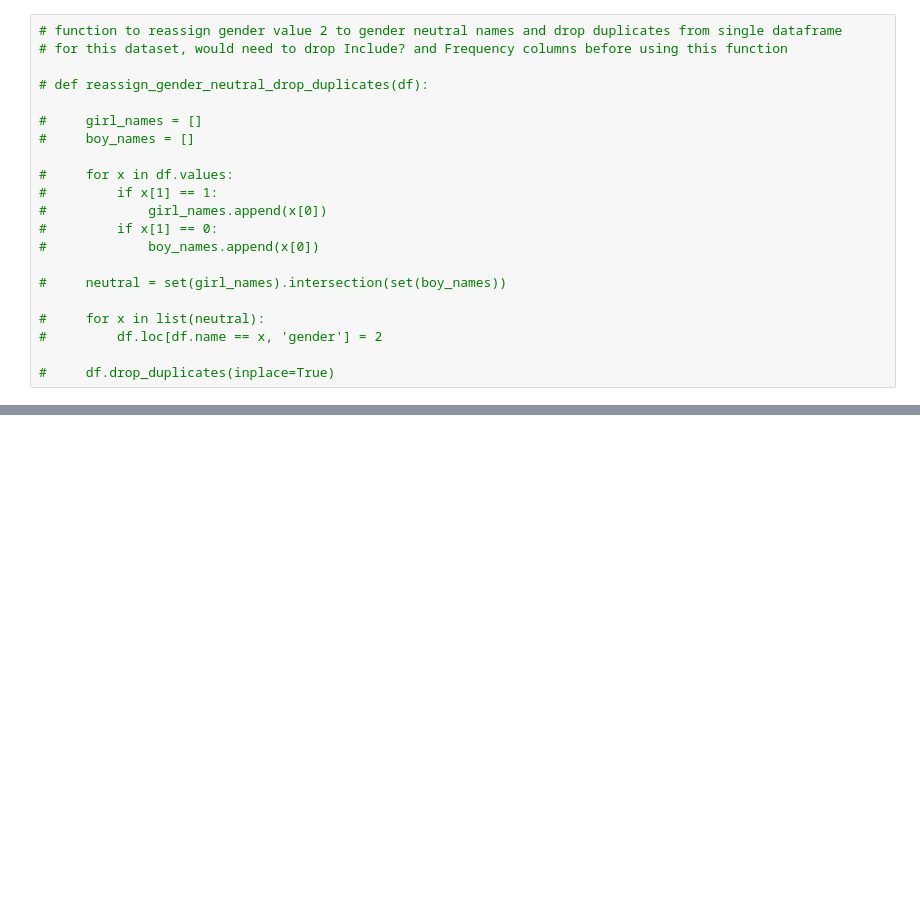
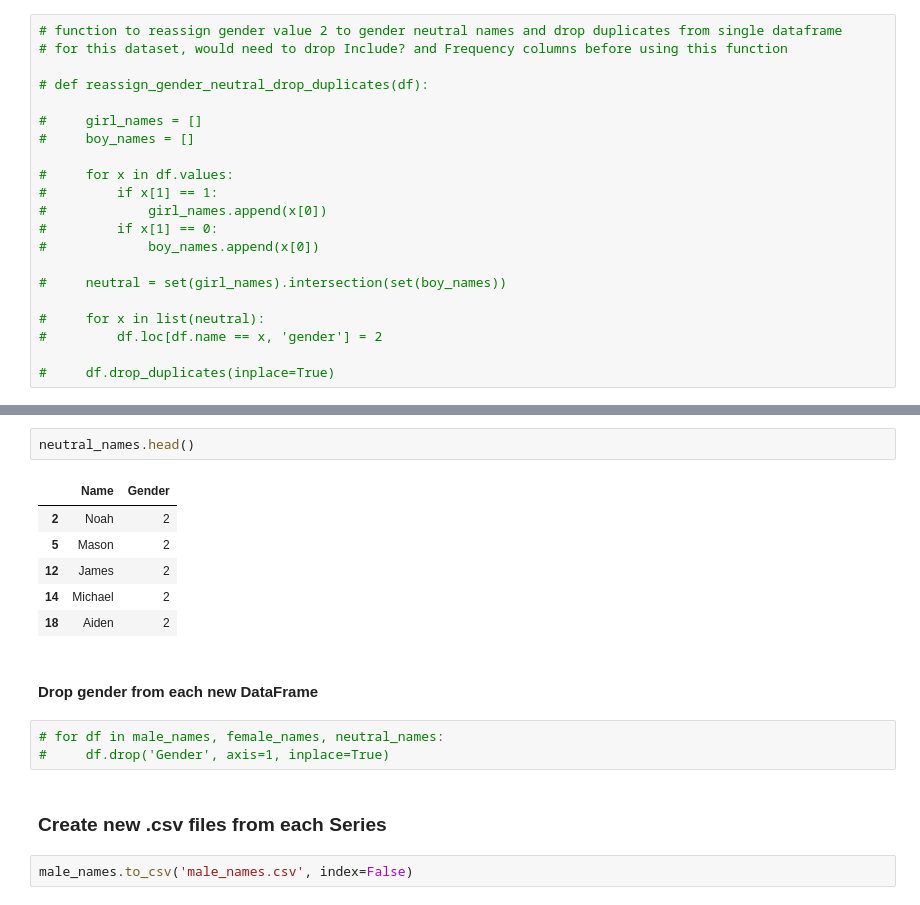
Before and after one commit to MagicMilly/women-in-film-analysis-dashboard, a Jupyter notebook: data_munging.ipynb, the cells around one changed output, grey strips where cells are left out. Saved outputs shown, nothing was run; the diff lists cells and outputs as text; blank space fills up the shorter version.

```diff
--- a/data_munging.ipynb
+++ b/data_munging.ipynb
@@ -241,0 +269,18 @@ Name: Gender, dtype: int64
+# %%
+neutral_names.head()
+# %% [output]
+|  | Name | Gender |
+| 2 | Noah | 2 |
+| 5 | Mason | 2 |
+| 12 | James | 2 |
+| 14 | Michael | 2 |
+| 18 | Aiden | 2 |
+# %% [markdown]
+#### Drop gender from each new DataFrame
+# %%
+# for df in male_names, female_names, neutral_names:
+#     df.drop('Gender', axis=1, inplace=True)
+# %% [markdown]
+### Create new .csv files from each Series
+# %%
+male_names.to_csv('male_names.csv', index=False)
```
Also changed, not shown: parts of 12 cells of this notebook.
